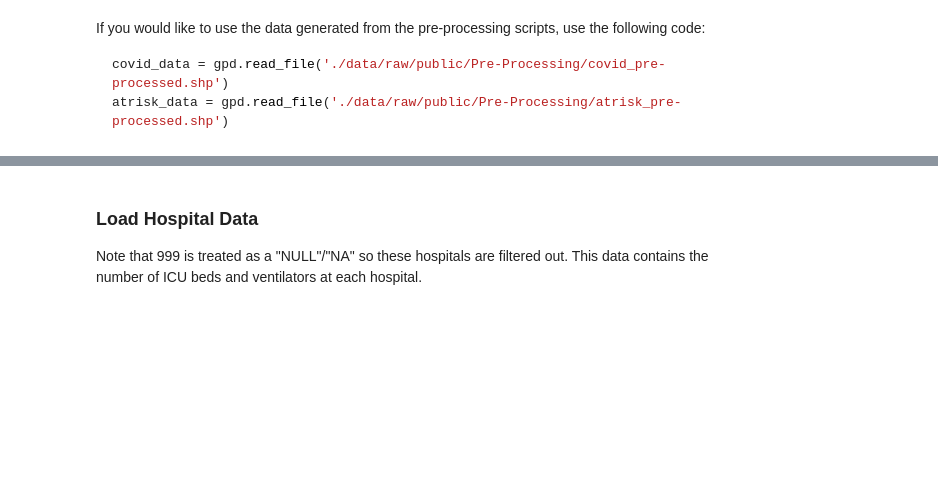
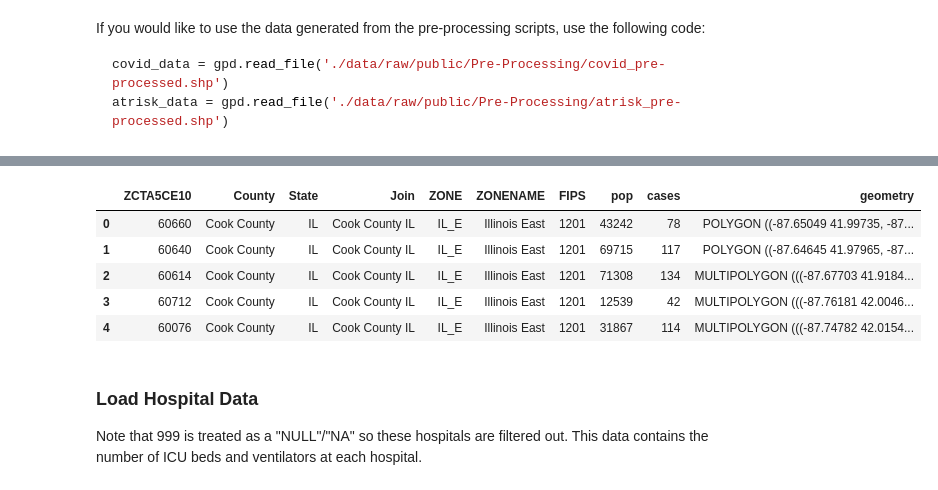
Before and after one commit to benjamincordola/RPr-Kang-2020, a Jupyter notebook: procedure/code/03-COVID-19Acc-Reanalysis.ipynb, the cells around one changed output, grey strips where cells are left out. Cells and saved outputs as stored; diff of their text form; code cells hidden in the pictures; blank space fills up the shorter version.

```diff
--- a/procedure/code/03-COVID-19Acc-Reanalysis.ipynb
+++ b/procedure/code/03-COVID-19Acc-Reanalysis.ipynb
@@ -76,8 +97,17 @@ atrisk_data.head()
 # %%
-# Read in covid case data
-covid_data = gpd.read_file('./data/raw/public/PopData/Chicago_ZIPCODE.shp')
-covid_data['cases'] = covid_data['cases']
-covid_data.head()
+# Read in covid case data - not using to simplify the study,
+# but did not want to delete the path in case someone wants to bring this in.
+
+# covid_data = gpd.read_file('./data/raw/public/PopData/Chicago_ZIPCODE.shp')
+# covid_data['cases'] = covid_data['cases']
+# covid_data.head()
+# %% [output]
+|  | ZCTA5CE10 | County | State | Join | ZONE | ZONENAME | FIPS | pop | cases | geometry |
+| 0 | 60660 | Cook County | IL | Cook County IL | IL_E | Illinois East | 1201 | 43242 | 78 | POLYGON ((-87.65049 41.99735, -87... |
+| 1 | 60640 | Cook County | IL | Cook County IL | IL_E | Illinois East | 1201 | 69715 | 117 | POLYGON ((-87.64645 41.97965, -87... |
+| 2 | 60614 | Cook County | IL | Cook County IL | IL_E | Illinois East | 1201 | 71308 | 134 | MULTIPOLYGON (((-87.67703 41.9184... |
+| 3 | 60712 | Cook County | IL | Cook County IL | IL_E | Illinois East | 1201 | 12539 | 42 | MULTIPOLYGON (((-87.76181 42.0046... |
+| 4 | 60076 | Cook County | IL | Cook County IL | IL_E | Illinois East | 1201 | 31867 | 114 | MULTIPOLYGON (((-87.74782 42.0154... |
 # %% [markdown]
 ### Load Hospital Data
 
```
Also changed, not shown: parts of 40 cells of this notebook.
